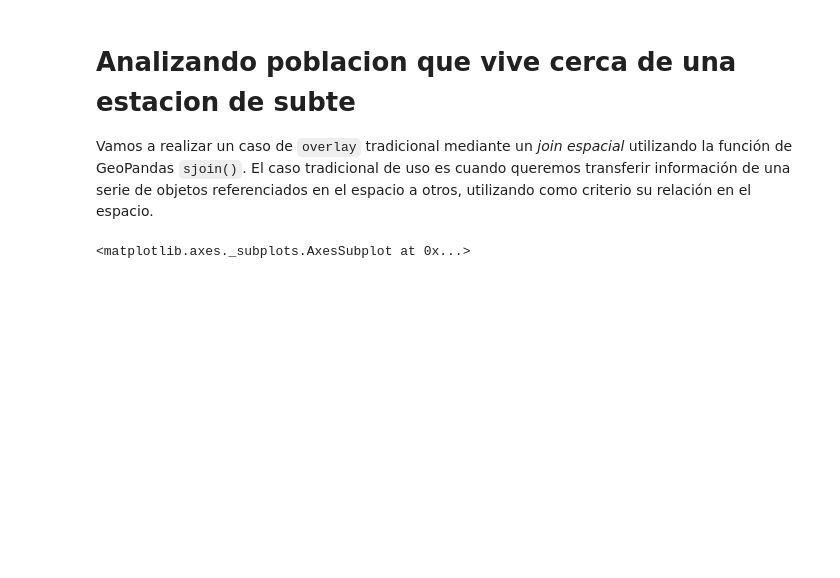
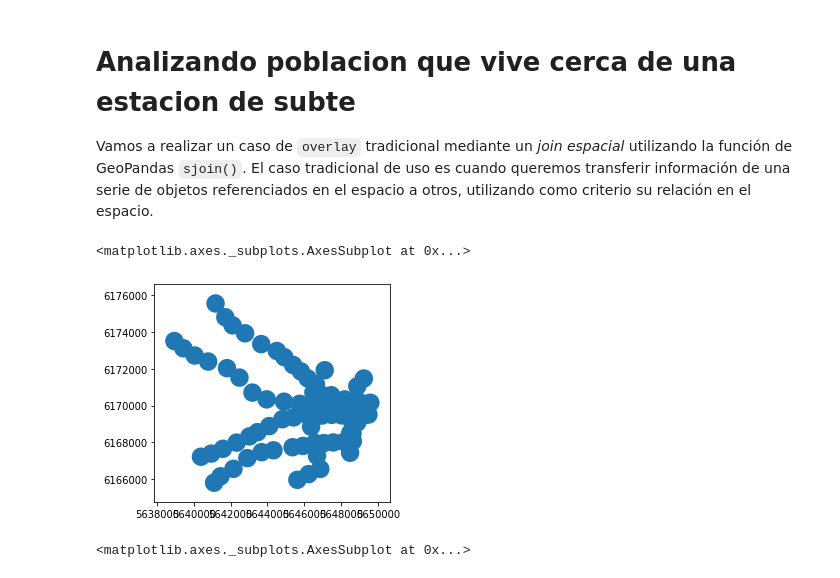
Before and after one commit to alephcero/analisis_espacial_python_2019, a Jupyter notebook: clase_5/lab05_unidades_espaciales.ipynb, the cells around one changed output. Cells and saved outputs as stored; diff of their text form; code cells hidden in the pictures; blank space fills up the shorter version.

```diff
--- a/clase_5/lab05_unidades_espaciales.ipynb
+++ b/clase_5/lab05_unidades_espaciales.ipynb
@@ -401,6 +471,11 @@ estaciones = estaciones.to_crs(epsg=5347)
 # considerando eso como el area de influencia de la estacion
 estaciones_b = estaciones.copy()
 estaciones_b.geometry = estaciones_b.buffer(500)
+# %%
+estaciones_b.plot()
+# %% [output]
+<matplotlib.axes._subplots.AxesSubplot at 0x...>
+[figure, added]
 # %%
 gpd.sjoin?
 # %%
```
Also changed, not shown: parts of 20 cells of this notebook, 11 other files.
